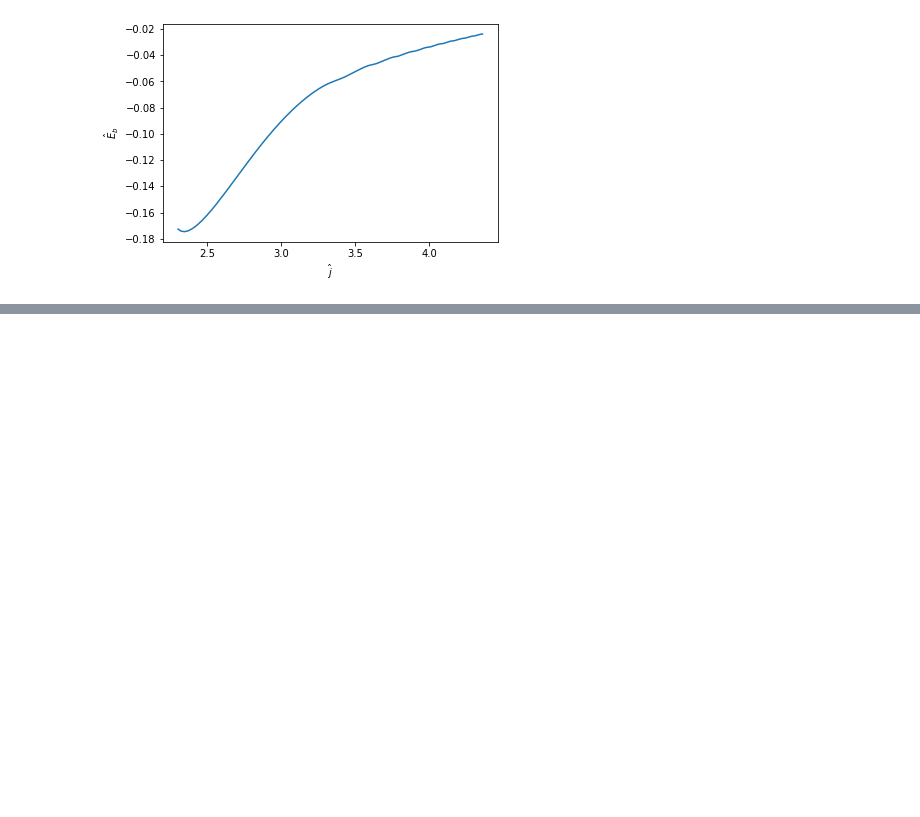
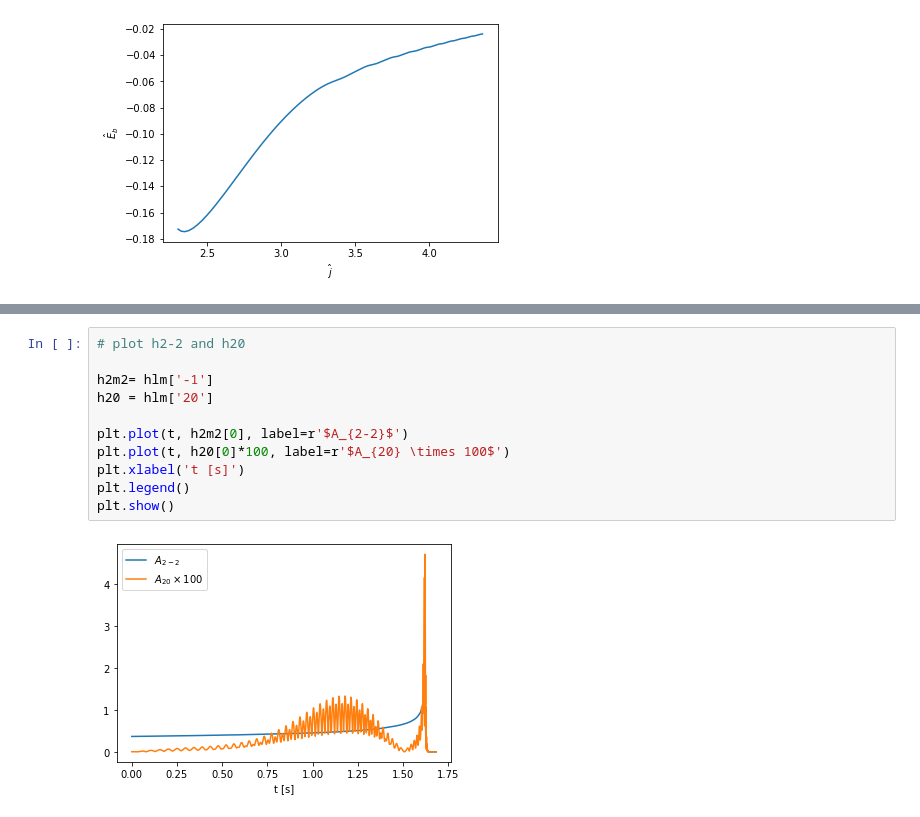
Before and after one commit to RoxGamba/teobresums-hands-on, a Jupyter notebook: WaveformTutorial.ipynb, the cells around one changed output, grey strips where cells are left out. Drawn from its saved outputs; the diff is of its cells as text; blank space fills up the shorter version.

```diff
--- a/WaveformTutorial.ipynb
+++ b/WaveformTutorial.ipynb
@@ -225,0 +286,13 @@ plt.show()
+# %%
+# plot h2-2 and h20
+
+h2m2= hlm['-1']
+h20 = hlm['20']
+
+plt.plot(t, h2m2[0], label=r'$A_{2-2}$')
+plt.plot(t, h20[0]*100, label=r'$A_{20} \times 100$')
+plt.xlabel('t [s]')
+plt.legend()
+plt.show()
+# %% [output]
+[figure, added]
```
Also changed, not shown: parts of 21 cells of this notebook.
